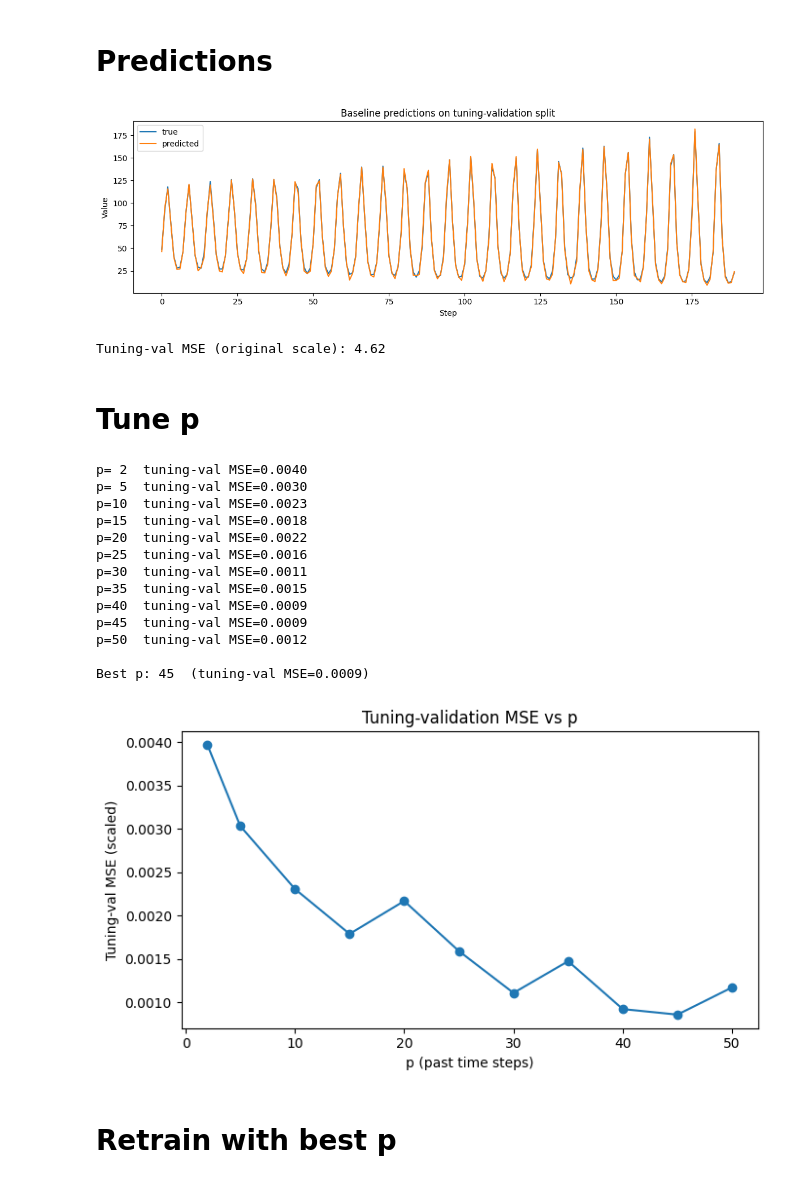
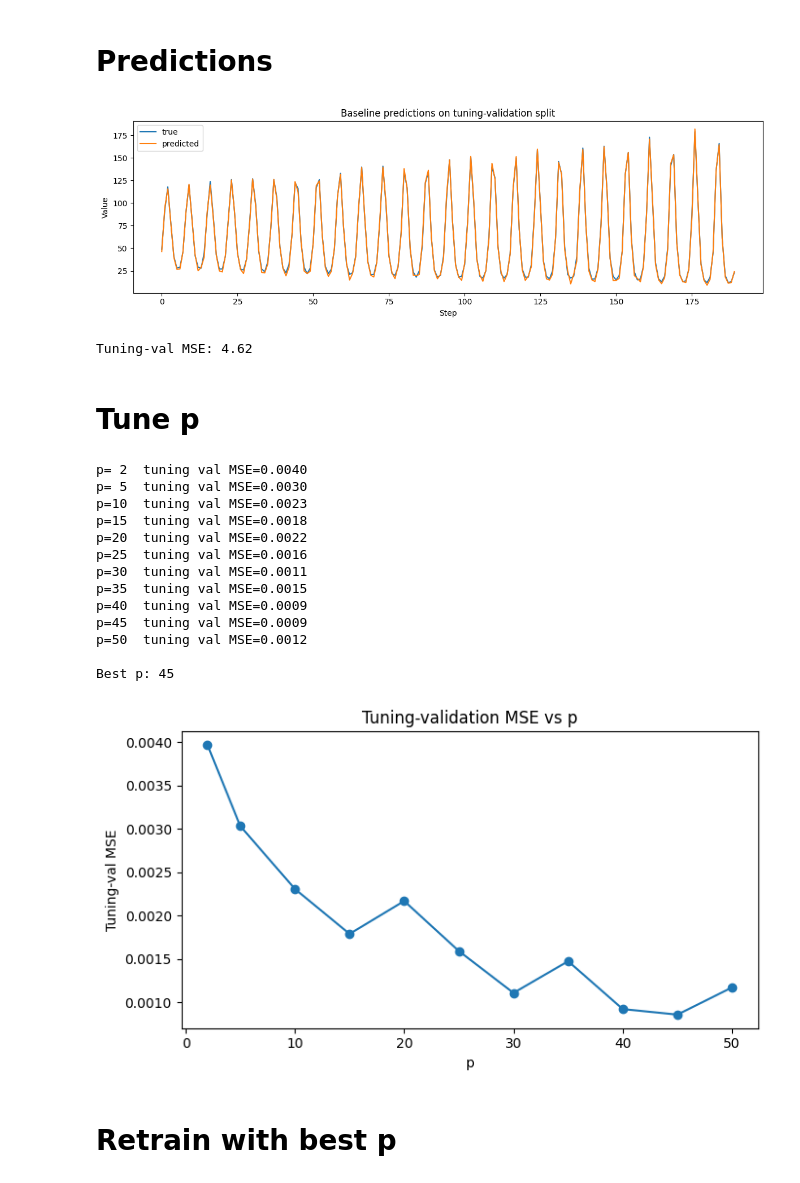
Before and after one commit to mennojak/deep-learning-assignment-1, a Jupyter notebook: assignment1 MLP.ipynb, the cells around one changed output. Drawn from its saved outputs; the diff is of its cells as text; code cells hidden in the pictures.

```diff
--- a/assignment1 MLP.ipynb
+++ b/assignment1 MLP.ipynb
@@ -178,10 +178,10 @@ plt.tight_layout()
 plt.show()
 
 mse = np.mean((y_pred - y_true) ** 2)
-print(f"Tuning-val MSE (original scale): {mse:.2f}")
+print(f"Tuning-val MSE: {mse:.2f}")
 # %% [output]
 [figure]
-Tuning-val MSE (original scale): 4.62
+Tuning-val MSE: 4.62
 # %% [markdown]
 # Tune p
 # %%
@@ -215,34 +215,34 @@ for p_cand in p_values:
     with torch.no_grad():
         val_mse = loss_fn(m(X_v_t), T_v_t).item()
     p_val_mse.append(val_mse)
-    print(f"p={p_cand:2d}  tuning-val MSE={val_mse:.4f}")
+    print(f"p={p_cand:2d}  tuning val MSE={val_mse:.4f}")
 
 best_p = p_values[np.argmin(p_val_mse)]
-print(f"\nBest p: {best_p}  (tuning-val MSE={min(p_val_mse):.4f})")
+print(f"\nBest p: {best_p}")
 # %% [output]
-p= 2  tuning-val MSE=0.0040
-p= 5  tuning-val MSE=0.0030
-p=10  tuning-val MSE=0.0023
-p=15  tuning-val MSE=0.0018
-p=20  tuning-val MSE=0.0022
-p=25  tuning-val MSE=0.0016
-p=30  tuning-val MSE=0.0011
-p=35  tuning-val MSE=0.0015
-p=40  tuning-val MSE=0.0009
-p=45  tuning-val MSE=0.0009
-p=50  tuning-val MSE=0.0012
+p= 2  tuning val MSE=0.0040
+p= 5  tuning val MSE=0.0030
+p=10  tuning val MSE=0.0023
+p=15  tuning val MSE=0.0018
+p=20  tuning val MSE=0.0022
+p=25  tuning val MSE=0.0016
+p=30  tuning val MSE=0.0011
+p=35  tuning val MSE=0.0015
+p=40  tuning val MSE=0.0009
+p=45  tuning val MSE=0.0009
+p=50  tuning val MSE=0.0012
 
-Best p: 45  (tuning-val MSE=0.0009)
+Best p: 45
 # %%
 plt.figure(figsize=(7, 4))
 plt.plot(p_values, p_val_mse, marker="o")
-plt.xlabel("p (past time steps)")
-plt.ylabel("Tuning-val MSE (scaled)")
+plt.xlabel("p")
+plt.ylabel("Tuning-val MSE")
 plt.title("Tuning-validation MSE vs p")
 plt.tight_layout()
 plt.show()
 # %% [output]
-[figure, old version]
+[figure, new version]
 # %% [markdown]
 # Retrain with best p
 # %%
```
Also changed, not shown: parts of 3 cells of this notebook.
